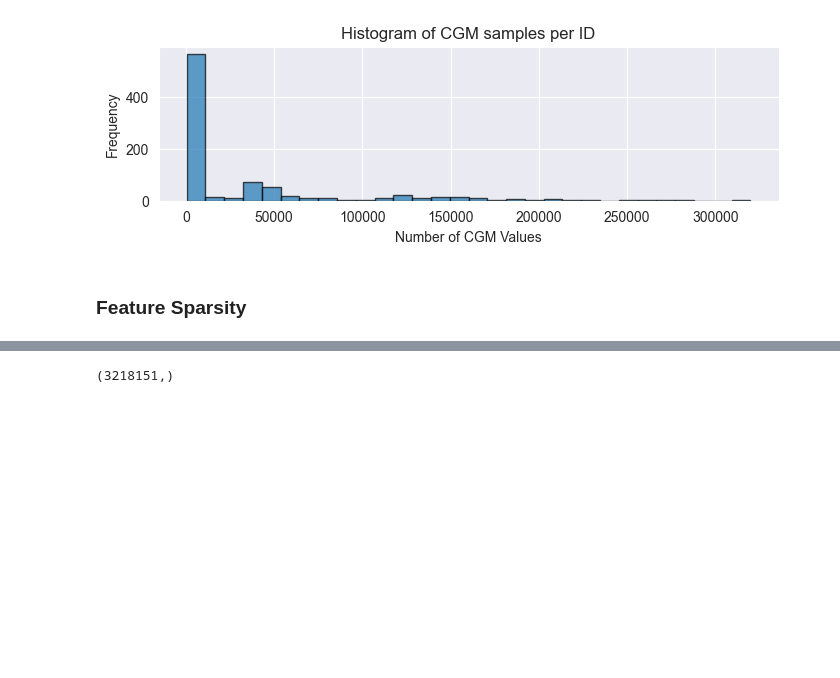
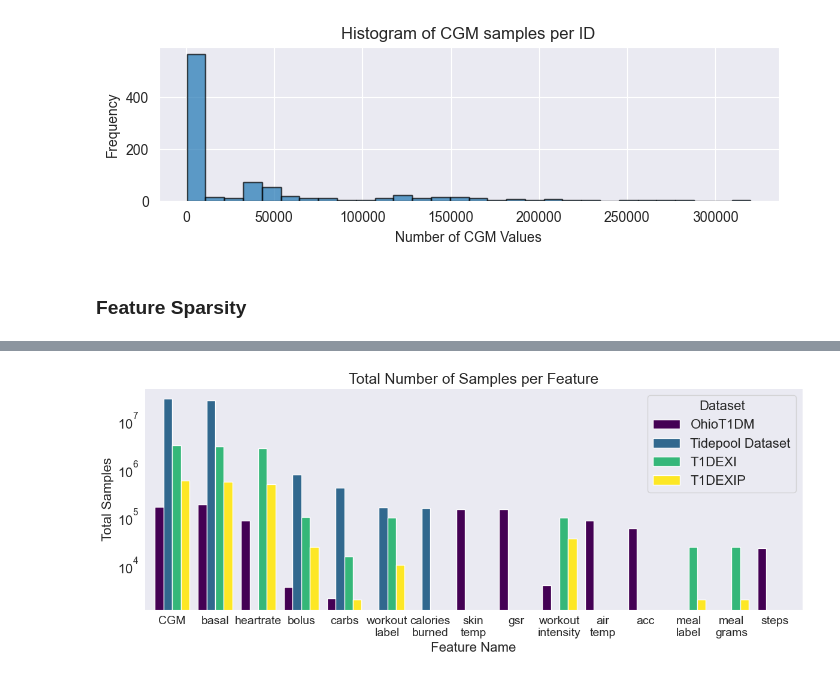
Before and after one commit to miriamkw/BGP_DatasetMerge, a Jupyter notebook: notebooks/dataset_comparison.ipynb, the cells around one changed output, grey strips where cells are left out. Cells and saved outputs as stored; diff of their text form; code cells hidden in the pictures; blank space fills up the shorter version.

```diff
--- a/notebooks/dataset_comparison.ipynb
+++ b/notebooks/dataset_comparison.ipynb
@@ -174,0 +217,3 @@ df_ohio[df_ohio['workout_intensity'].notna()]
+# %%
+feature_samples_data = get_feature_samples_count(datasets)
+feature_samples_data
@@ -175,4 +237,31 @@ df_ohio[df_ohio['workout_intensity'].notna()]
+# %%
+row_sums = feature_samples_data.sum(axis=1)
+feature_samples_data = feature_samples_data.loc[row_sums.sort_values(ascending=False).index]
 # %%
+feature_samples_data.plot(kind='bar', stacked=False, figsize=(12,5), colormap="viridis", width=0.8)
+
+plt.xlabel("Feature Name", fontsize=16)
+plt.ylabel("Total Samples", fontsize=16)
+plt.title("Total Number of Samples per Feature", fontsize=18)
+#plt.xticks(rotation=0)#, ha='right')
+#plt.legend(title="Dataset", bbox_to_anchor=(1.05, 1), loc='upper left', fontsize=16)
+plt.legend(title="Dataset", loc='upper right', fontsize=16, title_fontsize=16)
+plt.yscale("log")  # Log scale to handle large differences
+
+new_labels_with_newline = [label.replace(' ', '\n') for label in feature_samples_data.index]
+plt.xticks(rotation=0, ticks=range(len(feature_samples_data.index)), labels=new_labels_with_newline)
+
+plt.xticks(fontsize=14)
+plt.yticks(fontsize=16)
+
+plt.grid(axis="y", linestyle="--", alpha=0.7)
+
+# Show the plot
+plt.tight_layout()
+plt.grid(False)
+plt.savefig("feature_count.pdf", format='pdf')
+
+plt.show()
 # %% [output]
-(3218151,)
+[figure, added]
 # %%
```
Also changed, not shown: parts of 9 cells of this notebook.
